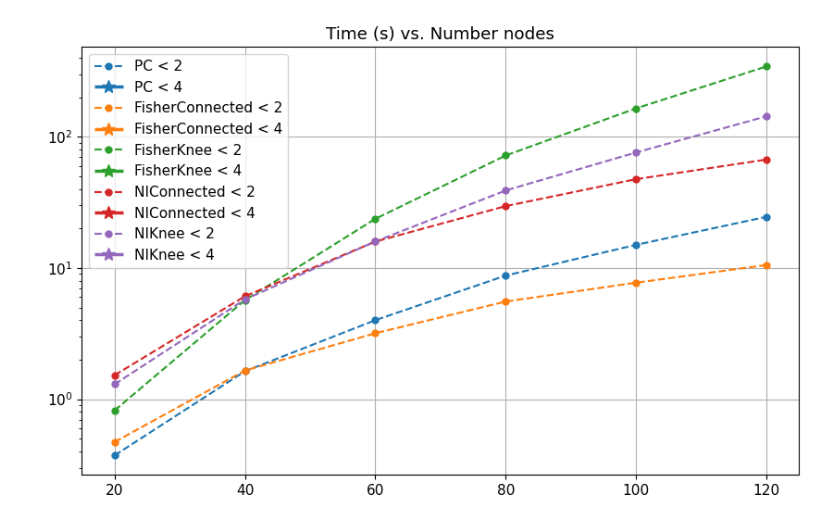
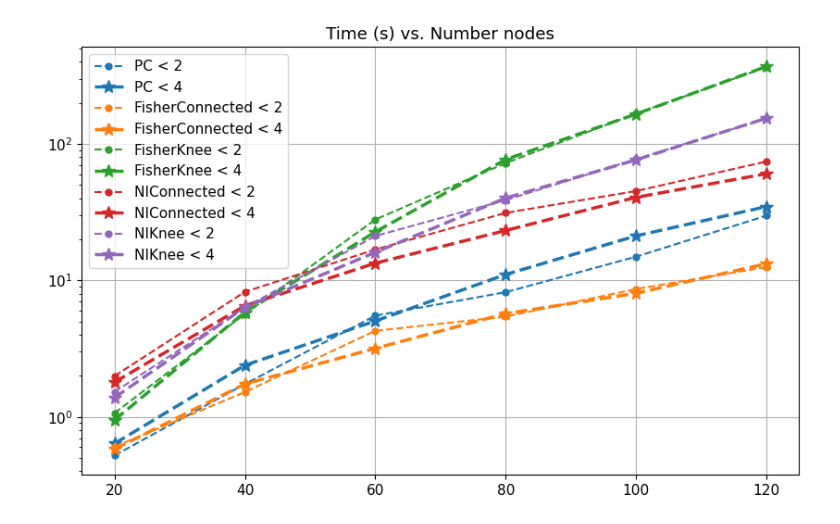
Before and after one commit to F-Barroso/Inference, a Jupyter notebook: Synthetic Data_Viewer.ipynb, the cells around one changed output. Drawn from its saved outputs; the diff is of its cells as text; code cells hidden in the pictures.

```diff
--- a/Synthetic Data_Viewer.ipynb
+++ b/Synthetic Data_Viewer.ipynb
@@ -11,22 +11,33 @@ font = {'size'   : 11}
 matplotlib.rc('font', **font)
 # %%
 #data = np.loadtxt("synthmeasures_data.txt")
-data = np.loadtxt("synthmeasuresDense_data.txt")
+data = np.loadtxt("synthmeasuresDense_data_1000.txt")
+#data = np.loadtxt("synthmeasuresDense_data_100000.txt")
 # %%
 pl.figure(figsize=(10,6))
 colors=['tab:blue','tab:orange','tab:green','tab:red','tab:purple']
 legends=['PC', 'FisherConnected', 'FisherKnee', 'NIConnected', 'NIKnee']
 columns=[2,8,14,20,26]
-for i in range(5):
+pl.plot(np.unique(data[:,0]),
+        np.array([np.mean(data[(data[:,0]==n_nodes)&(data[:,1]<2)],axis=0)[columns[0]] for n_nodes in np.unique(data[:,0])]),
+        '.--',color=colors[0],markersize=10,label=legends[0] + ' < 2')
+pl.plot(np.unique(data[:,0]),
+    np.array([np.mean(data[(data[:,0]==n_nodes)&(data[:,1]>2)&(data[:,1]<4)],axis=0)[columns[0]] for n_nodes in np.unique(data[:,0])]),
+    '*--',color=colors[0],linewidth=2.5,markersize=10,label=legends[0] + ' < 4')
+for i in range(1,5):
     pl.plot(np.unique(data[:,0]),
-            np.array([np.mean(data[(data[:,0]==n_nodes)&(data[:,1]<2)],axis=0)[columns[i]] for n_nodes in np.unique(data[:,0])]),
+            np.array([np.mean(data[(data[:,0]==n_nodes)&(data[:,1]<2)],axis=0)[columns[i]]
+                      +np.mean(data[(data[:,0]==n_nodes)&(data[:,1]<2)],axis=0)[29+i]
+                      for n_nodes in np.unique(data[:,0])]),
             '.--',color=colors[i],markersize=10,label=legends[i] + ' < 2')
     pl.plot(np.unique(data[:,0]),
-        np.array([np.mean(data[(data[:,0]==n_nodes)&(data[:,1]>2)&(data[:,1]<4)],axis=0)[columns[i]] for n_nodes in np.unique(data[:,0])]),
+        np.array([np.mean(data[(data[:,0]==n_nodes)&(data[:,1]>2)&(data[:,1]<4)],axis=0)[columns[i]]
+                  +np.mean(data[(data[:,0]==n_nodes)&(data[:,1]>2)&(data[:,1]<4)],axis=0)[29+i]
+                  for n_nodes in np.unique(data[:,0])]),
         '*--',color=colors[i],linewidth=2.5,markersize=10,label=legends[i] + ' < 4')
 pl.yscale("log")
 pl.title("Time (s) vs. Number nodes")
 pl.grid(),pl.legend()
 pl.show()
 # %% [output]
-[figure, old version]
+[figure, new version]
```
Also changed, not shown: parts of 4 cells of this notebook.
